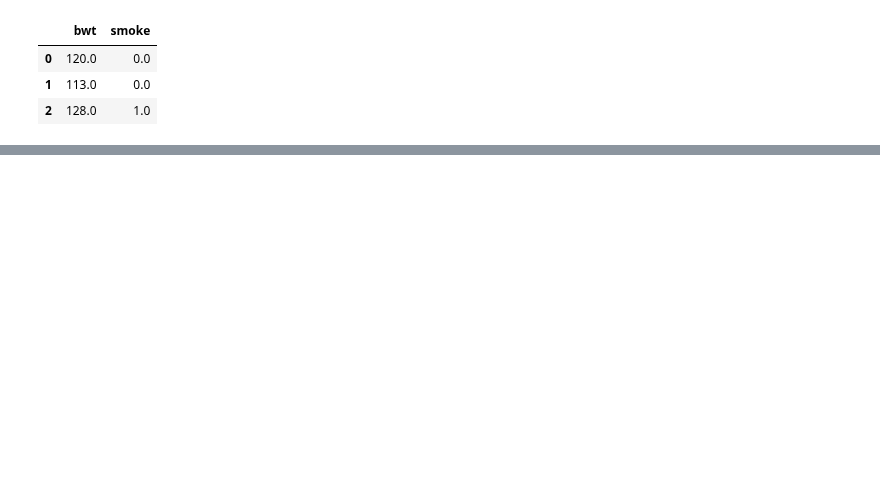
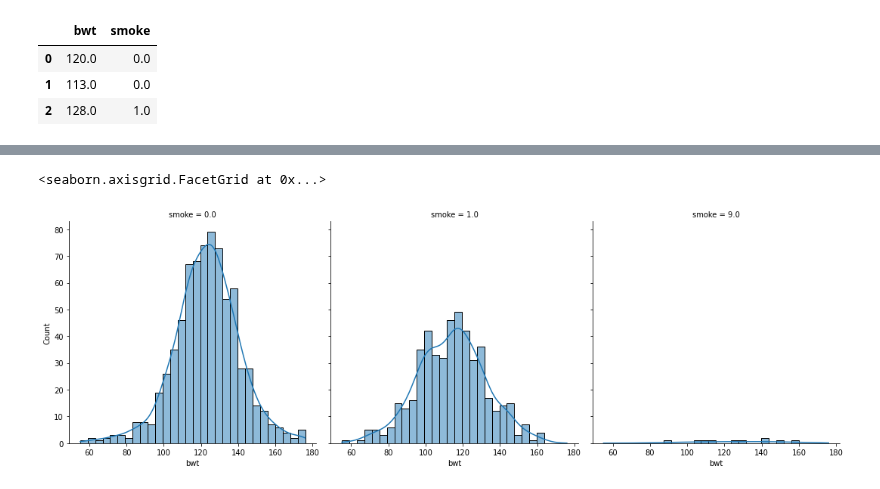
Before and after one commit to trinhvanypro1/-DataAnalystDeepLearning, a Jupyter notebook: Lab5.ipynb, the cells around one changed output, grey strips where cells are left out. Saved outputs shown, nothing was run; the diff lists cells and outputs as text; code cells hidden in the pictures; blank space fills up the shorter version.

```diff
--- a/Lab5.ipynb
+++ b/Lab5.ipynb
@@ -48,0 +172,5 @@ table_smoke
+# %%
+sns.displot(babies,x='bwt',col='smoke',kde=True)
+# %% [output]
+<seaborn.axisgrid.FacetGrid at 0x...>
+[figure, added]
```
Also changed, not shown: parts of 34 cells of this notebook.
